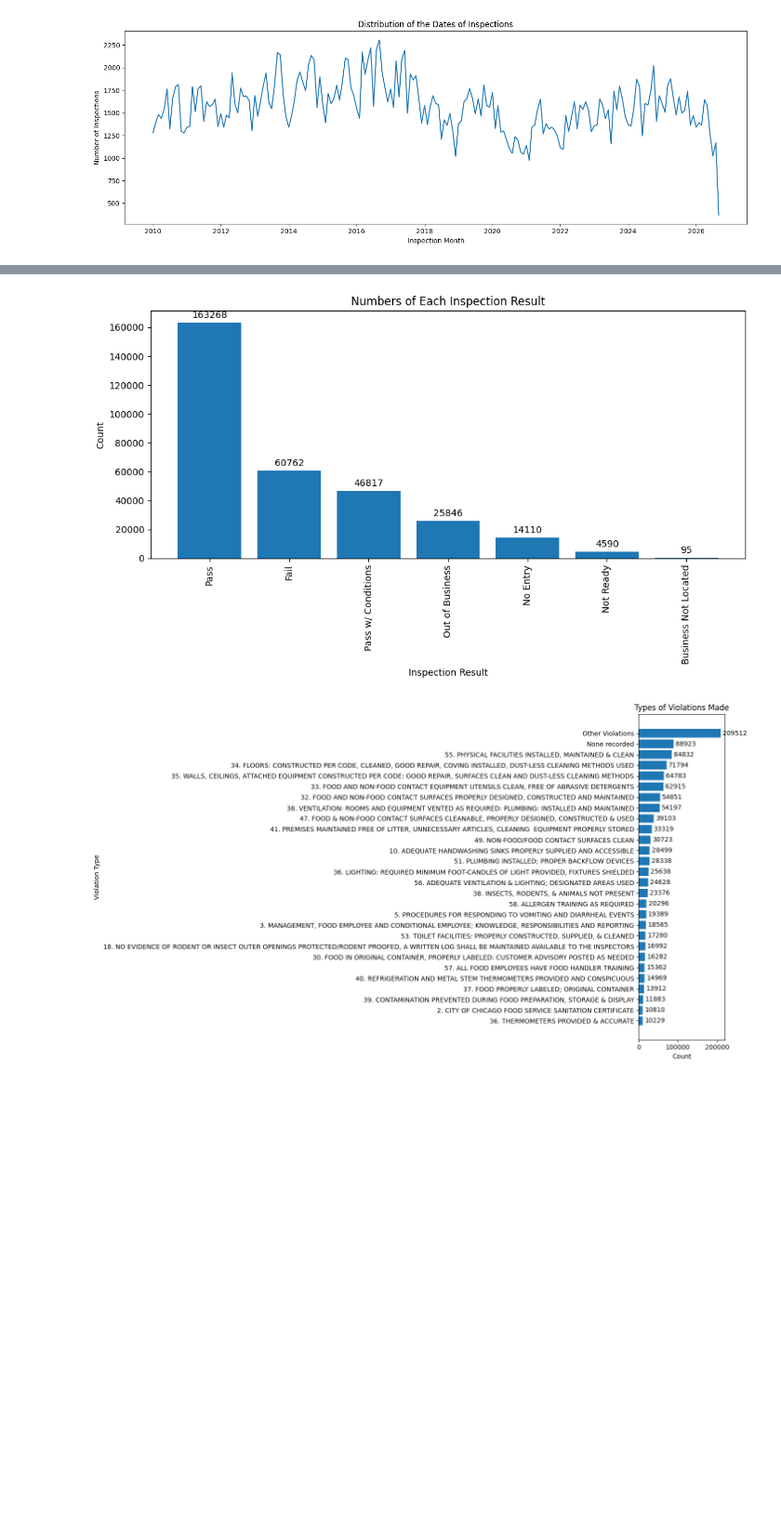
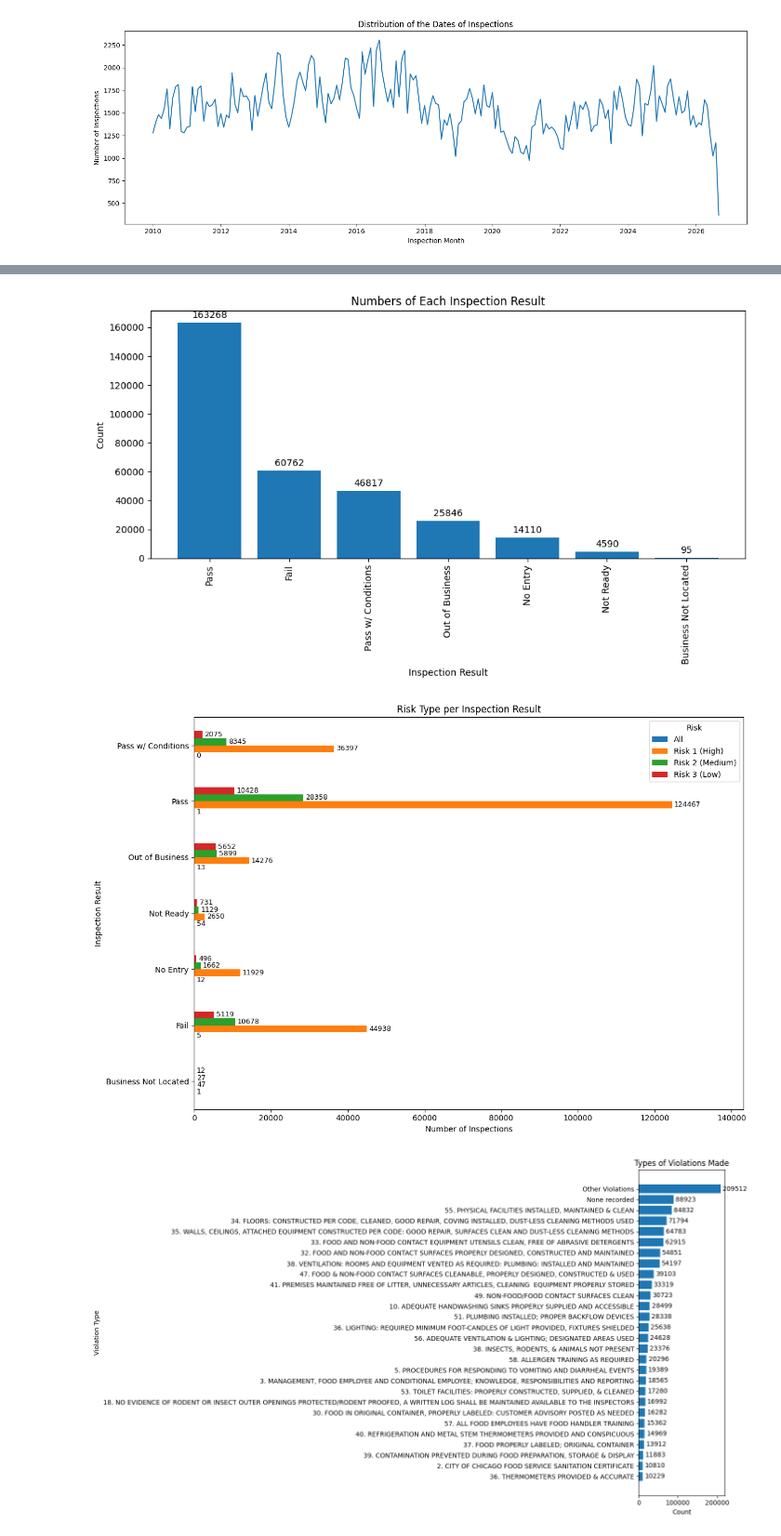
Before and after one commit to idanm-commiting/Sanitation-Project, a Jupyter notebook: Copy_of_Copy_of_Juan's_Work2.ipynb, the cells around one changed output, grey strips where cells are left out. Shown at 93% size. Cells and saved outputs as stored; diff of their text form; code cells hidden in the pictures; blank space fills up the shorter version.

```diff
--- a/Copy_of_Copy_of_Juan's_Work2.ipynb
+++ b/Copy_of_Copy_of_Juan's_Work2.ipynb
@@ -121,19 +163,25 @@ plt.show()
 # %%
 result_counts = DataFrame12["Results"].fillna("Blank").value_counts()
 
 fig, ax = plt.subplots(figsize=(10, 6))
 bars = ax.bar(result_counts.index, result_counts.values)
-ax.set(
-    title="Numbers of Each Inspection Result",
-    xlabel="Inspection Result",
-    ylabel="Count"
-)
+ax.set(title="Numbers of Each Inspection Result",xlabel="Inspection Result",
+    ylabel="Count")
 ax.bar_label(bars, padding=3)
 plt.xticks(rotation=90)
 plt.tight_layout()
 plt.show()
+
+counts = pd.crosstab(DataFrame12["Results"], DataFrame12["Risk"])
+ax = counts.plot.barh(figsize=(12, 8),title="Risk Type per Inspection Result",
+    xlabel="Number of Inspections", ylabel="Inspection Result")
+for bars in ax.containers:ax.bar_label(bars, fmt="%.0f", padding=3, fontsize=9)
+ax.margins(x=0.15)
+plt.tight_layout()
+plt.show()
 # %% [output]
 [figure]
+[figure, added]
 # %%
 violations = DataFrame12["Violations"].fillna("None recorded")
 violations = violations.str.strip().replace("", "None recorded")
```
Also changed, not shown: parts of 3 cells of this notebook.
